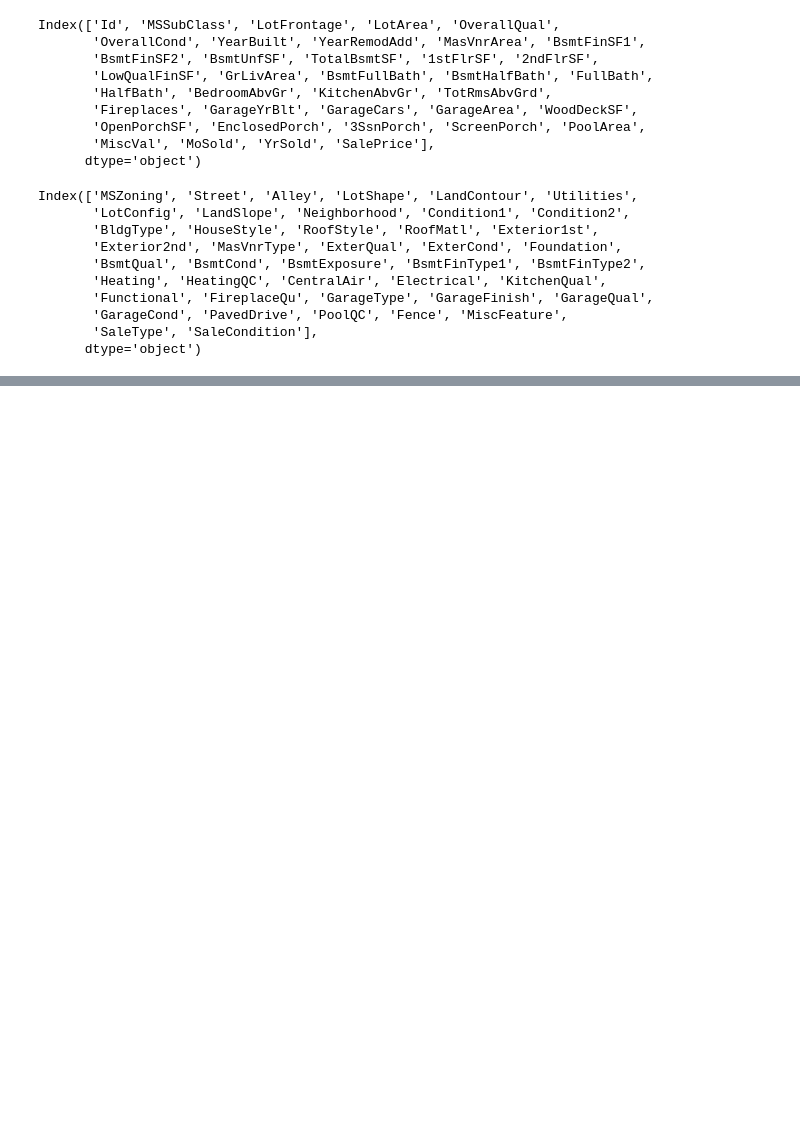
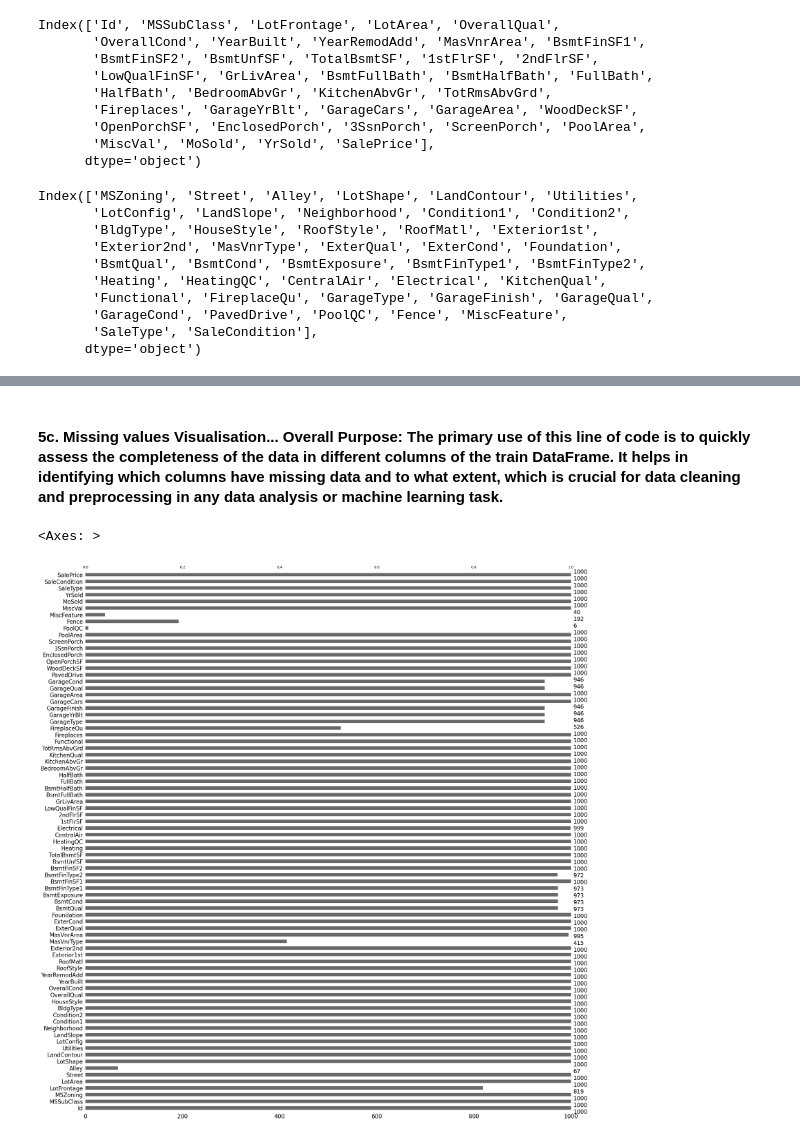
Before and after one commit to yemigabriel/EDA-Practice, a Jupyter notebook: house_prices.ipynb, the cells around one changed output, grey strips where cells are left out. Cells and saved outputs as stored; diff of their text form; code cells hidden in the pictures; blank space fills up the shorter version.

```diff
--- a/house_prices.ipynb
+++ b/house_prices.ipynb
@@ -93,0 +110,7 @@ Index(['MSZoning', 'Street', 'Alley', 'LotShape', 'LandContour', 'Utilities',
+# %% [markdown]
+#### 5c. Missing values Visualisation... Overall Purpose: The primary use of this line of code is to quickly assess the completeness of the data in different columns of the train DataFrame. It helps in identifying which columns have missing data and to what extent, which is crucial for data cleaning and preprocessing in any data analysis or machine learning task.
+# %%
+msno.bar(train.sample(1000))
+# %% [output]
+<Axes: >
+[figure, added]
```
Also changed, not shown: parts of 4 cells of this notebook.
